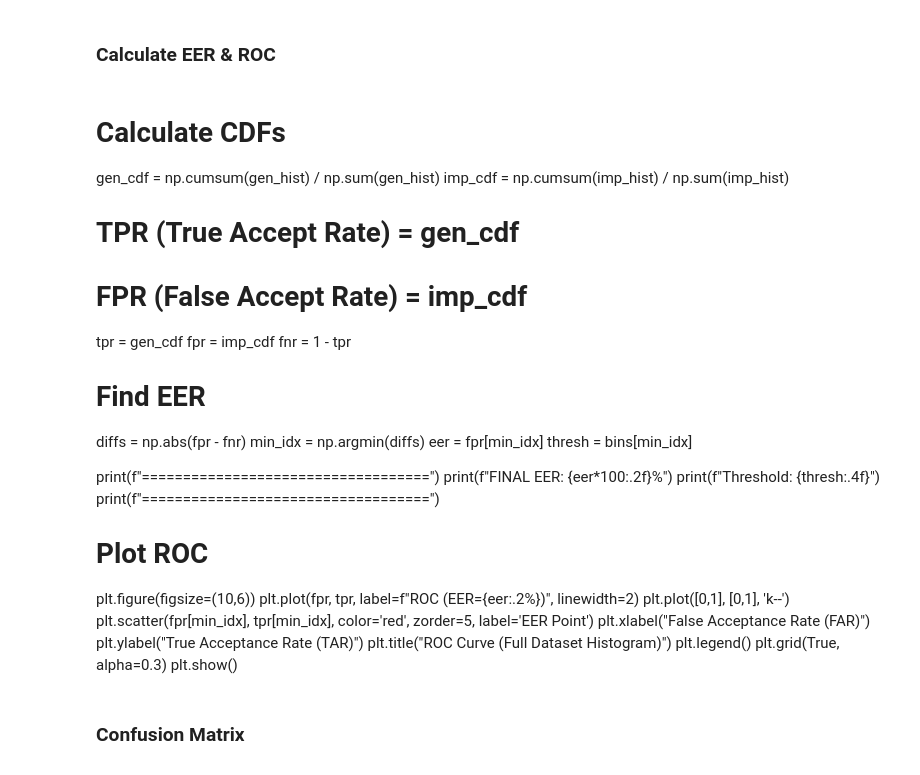
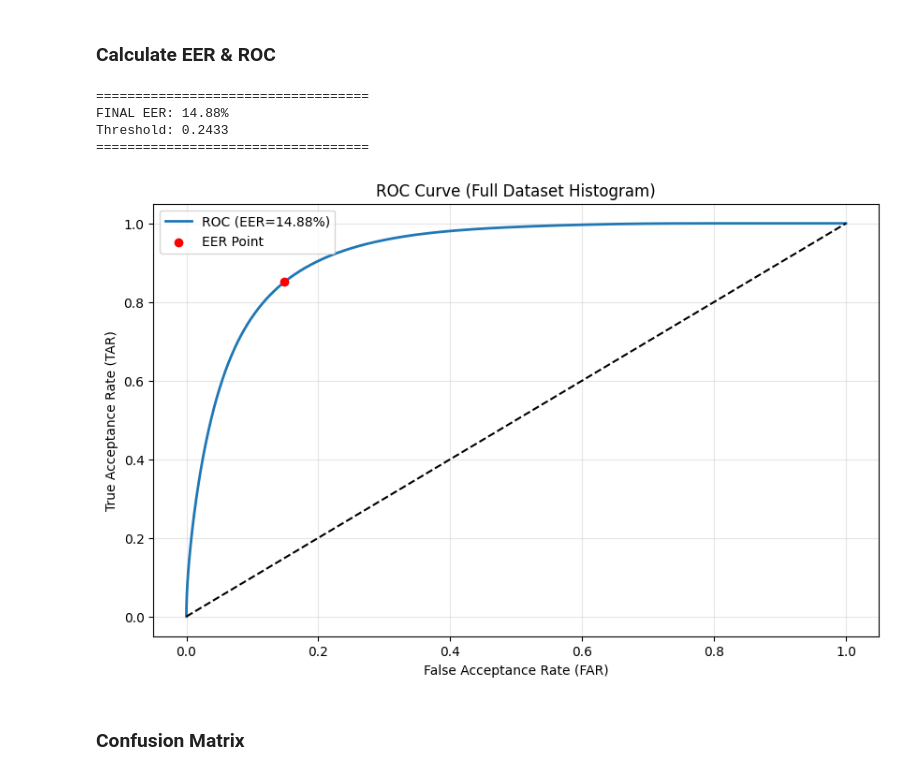
Before and after one commit to ChidanshM/verf, a Jupyter notebook: ttv/ttv.ipynb, the cells around one changed output. Saved outputs shown, nothing was run; the diff lists cells and outputs as text; code cells hidden in the pictures.

```diff
--- a/ttv/ttv.ipynb
+++ b/ttv/ttv.ipynb
@@ -232,39 +241,45 @@ def compute_metrics_histogram(embeddings, labels, block_size=1000, n_bins=20000)
 gen_hist, imp_hist, bins = compute_metrics_histogram(embeddings, labels)
 # %% [markdown]
 ### Calculate EER & ROC
-# %% [markdown]
-# Calculate CDFs
-gen_cdf = np.cumsum(gen_hist) / np.sum(gen_hist)
-imp_cdf = np.cumsum(imp_hist) / np.sum(imp_hist)
-
-# TPR (True Accept Rate) = gen_cdf
-# FPR (False Accept Rate) = imp_cdf
-tpr = gen_cdf
-fpr = imp_cdf
-fnr = 1 - tpr
-
-# Find EER
-diffs = np.abs(fpr - fnr)
-min_idx = np.argmin(diffs)
-eer = fpr[min_idx]
-thresh = bins[min_idx]
-
-print(f"===================================")
-print(f"FINAL EER: {eer*100:.2f}%")
-print(f"Threshold: {thresh:.4f}")
-print(f"===================================")
-
-# Plot ROC
-plt.figure(figsize=(10,6))
-plt.plot(fpr, tpr, label=f"ROC (EER={eer:.2%})", linewidth=2)
-plt.plot([0,1], [0,1], 'k--')
-plt.scatter(fpr[min_idx], tpr[min_idx], color='red', zorder=5, label='EER Point')
-plt.xlabel("False Acceptance Rate (FAR)")
-plt.ylabel("True Acceptance Rate (TAR)")
-plt.title("ROC Curve (Full Dataset Histogram)")
-plt.legend()
-plt.grid(True, alpha=0.3)
-plt.show()
+# %%
+# Calculate CDFs
+gen_cdf = np.cumsum(gen_hist) / np.sum(gen_hist)
+imp_cdf = np.cumsum(imp_hist) / np.sum(imp_hist)
+
+# TPR (True Accept Rate) = gen_cdf
+# FPR (False Accept Rate) = imp_cdf
+tpr = gen_cdf
+fpr = imp_cdf
+fnr = 1 - tpr
+
+# Find EER
+diffs = np.abs(fpr - fnr)
+min_idx = np.argmin(diffs)
+eer = fpr[min_idx]
+thresh = bins[min_idx]
+
+print(f"===================================")
+print(f"FINAL EER: {eer*100:.2f}%")
+print(f"Threshold: {thresh:.4f}")
+print(f"===================================")
+
+# Plot ROC
+plt.figure(figsize=(10,6))
+plt.plot(fpr, tpr, label=f"ROC (EER={eer:.2%})", linewidth=2)
+plt.plot([0,1], [0,1], 'k--')
+plt.scatter(fpr[min_idx], tpr[min_idx], color='red', zorder=5, label='EER Point')
+plt.xlabel("False Acceptance Rate (FAR)")
+plt.ylabel("True Acceptance Rate (TAR)")
+plt.title("ROC Curve (Full Dataset Histogram)")
+plt.legend()
+plt.grid(True, alpha=0.3)
+plt.show()
+# %% [output]
+===================================
+FINAL EER: 14.88%
+Threshold: 0.2433
+===================================
+[figure, added]
 # %% [markdown]
 ### Confusion Matrix
 # %%
```
Also changed, not shown: parts of 8 cells of this notebook, 8 other files.
